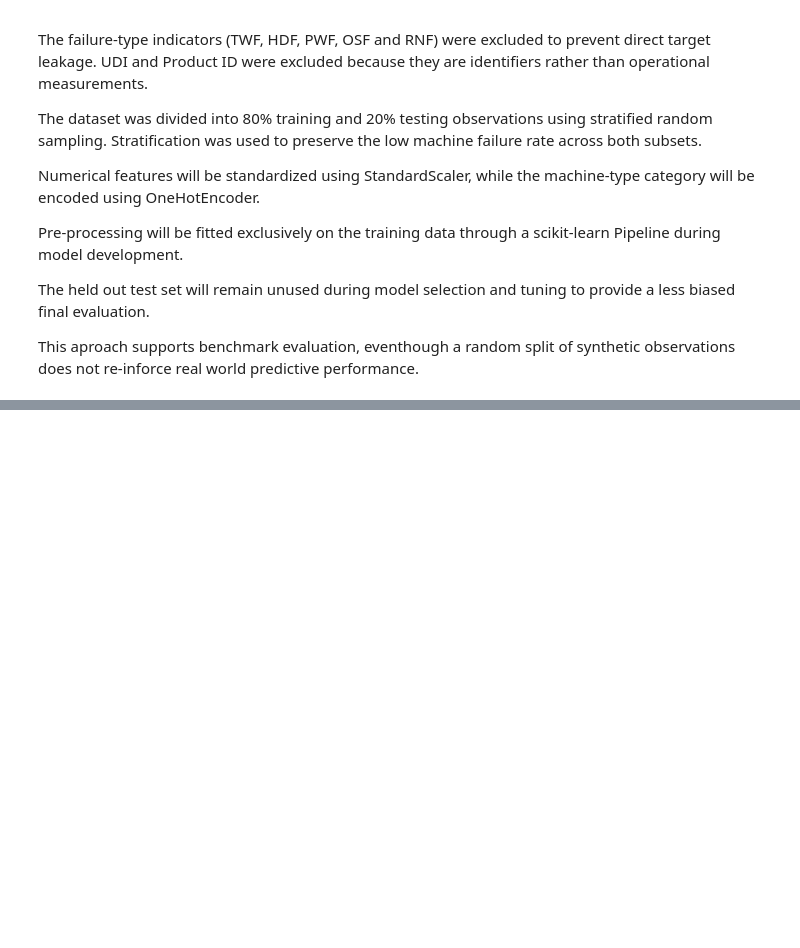
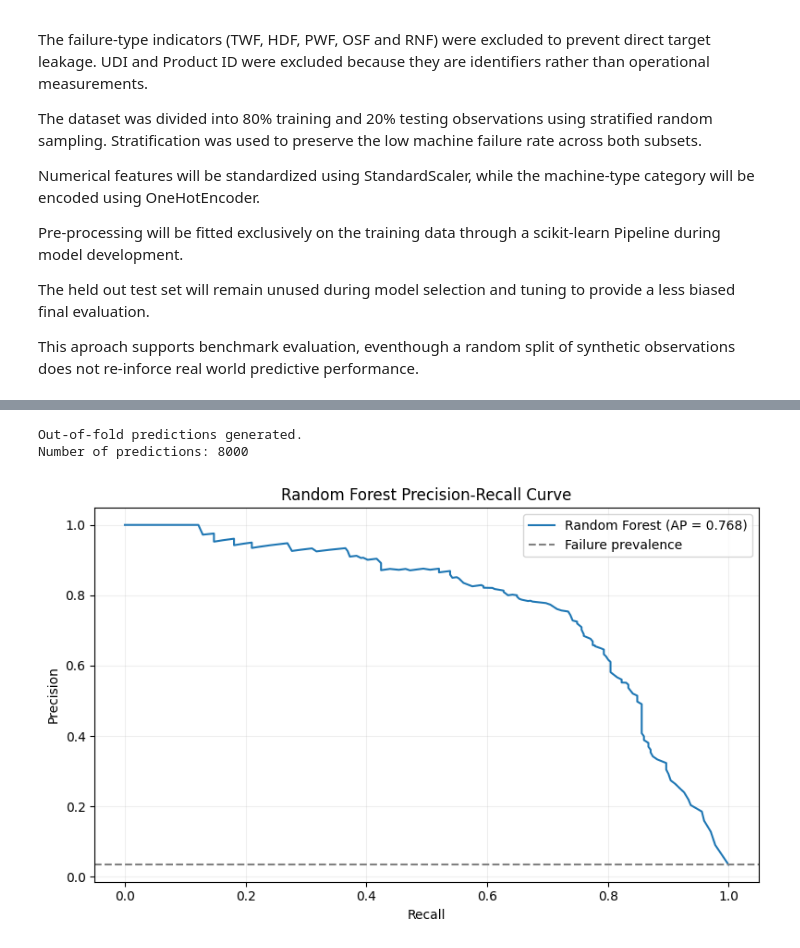
Before and after one commit to gourignair/predictive-maintenance-ml, a Jupyter notebook: notebooks/02_model_development.ipynb, the cells around one changed output, grey strips where cells are left out. Drawn from its saved outputs; the diff is of its cells as text; code cells hidden in the pictures; blank space fills up the shorter version.

Commit message:
Add files via upload
Complete model development and final evaluation

```diff
--- a/notebooks/02_model_development.ipynb
+++ b/notebooks/02_model_development.ipynb
@@ -166,0 +357,58 @@ This aproach supports benchmark evaluation, eventhough a random split of synthet
+# %%
+
+from sklearn.model_selection import cross_val_predict
+from sklearn.metrics import precision_recall_curve
+
+#generate outof fold failure probabilities
+rf_oof_prob = cross_val_predict(
+    rf_model,
+    X_train,
+    y_train,
+    cv=cv,
+    method="predict_proba",
+    n_jobs=-1
+)[:, 1]
+
+print("Out-of-fold predictions generated.")
+print("Number of predictions:", len(rf_oof_prob))
+# %% [output]
+Out-of-fold predictions generated.
+Number of predictions: 8000
+# %%
+
+from sklearn.metrics import average_precision_score
+
+precision_values, recall_values, thresholds = (
+    precision_recall_curve(y_train, rf_oof_prob)
+)
+
+oof_ap = average_precision_score(
+    y_train,
+    rf_oof_prob
+)
+
+fig, ax = plt.subplots(figsize=(8, 5))
+
+ax.plot(
+    recall_values,
+    precision_values,
+    label=f"Random Forest (AP = {oof_ap:.3f})"
+)
+
+ax.axhline(
+    y_train.mean(),
+    linestyle="--",
+    color="gray",
+    label="Failure prevalence"
+)
+
+ax.set_xlabel("Recall")
+ax.set_ylabel("Precision")
+ax.set_title("Random Forest Precision-Recall Curve")
+ax.legend()
+ax.grid(alpha=0.2)
+
+plt.tight_layout()
+plt.show()
+# %% [output]
+[figure, added]
```
Also changed, not shown: parts of 22 cells of this notebook.
